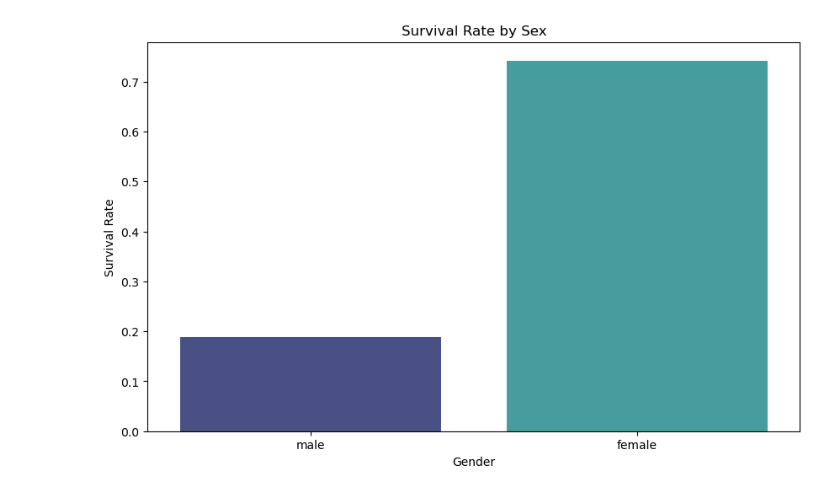
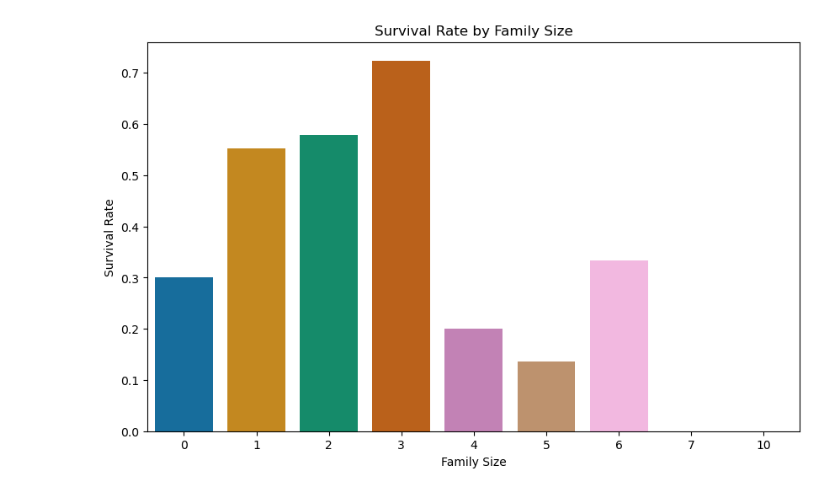
Before and after one commit to chance-roberts/DATA6550-Visualization, a Jupyter notebook: Code/Noblit/NoblitA_Visualization (1).ipynb, the cells around one changed output. Saved outputs shown, nothing was run; the diff lists cells and outputs as text; code cells hidden in the pictures.

```diff
--- a/Code/Noblit/NoblitA_Visualization (1).ipynb
+++ b/Code/Noblit/NoblitA_Visualization (1).ipynb
@@ -10,0 +67,6 @@ titanic = sns.load_dataset("titanic")
+# %%
+#Dropping Null Values and deck
+
+df_titanic_clean = titanic.dropna(subset=['embarked', 'embark_town']) #dropping null values only due being = 0.2%
+df_titanic_clean= df_titanic_clean.drop(['deck'],axis=1) #dropping due to not being a part of the original data set and dropping will not impact analysis
+df_titanic_clean.info()
@@ -10,0 +91,10 @@ titanic = sns.load_dataset("titanic")
+# %%
+#Filling in NAN values for age with mean age based on "who" classification
+# Calculate mean age for each group in 'who' column
+mean_ages = titanic.groupby('who')['age'].mean()
+
+# Fill NaN values in 'age' column based on the mean age of the corresponding 'who' group
+df_titanic_clean['age'] = titanic.apply(lambda row: mean_ages[row["who"]] if pd.isnull(row["age"]) else row["age"], axis=1) #Used Chat GPT to Help
+
+# Check if missing values are filled
+print(df_titanic_clean['age'].isnull().sum())  # Should print 0
@@ -56,0 +154,5 @@ df_titanic
+# %%
+# Create new column 'family_size' adding parents/children and siblings/spouse counts
+
+df_titanic_clean['family_size'] = df_titanic_clean['parch'] + df_titanic_clean['sibsp']
+df_titanic_clean.head(10)
@@ -57,15 +171,17 @@ df_titanic
 # %%
-#Create a barplot for Survival Rate by Sex
+# Create bar plot showing survival rates by family size
 
 plt.figure(figsize=(10, 6))
-sns.barplot(x="sex", y="survived", data = df_titanic, errorbar=None, palette='mako')
+sns.barplot(x='family_size', y='survived', data=df_titanic_clean, errorbar=None, palette='colorblind')
 
-# Set the title and labels
-plt.title("Survival Rate by Sex")
-plt.xlabel("Gender")
-plt.ylabel("Survival Rate")
+# Set axis labels
+plt.xlabel('Family Size')
+plt.ylabel('Survival Rate')
 
-# Show the plot
+# Set plot title
+plt.title('Survival Rate by Family Size')
+
+
 plt.show()
 # %% [output]
-[figure, old version]
+[figure, new version]
```
Also changed, not shown: parts of 30 cells of this notebook.
